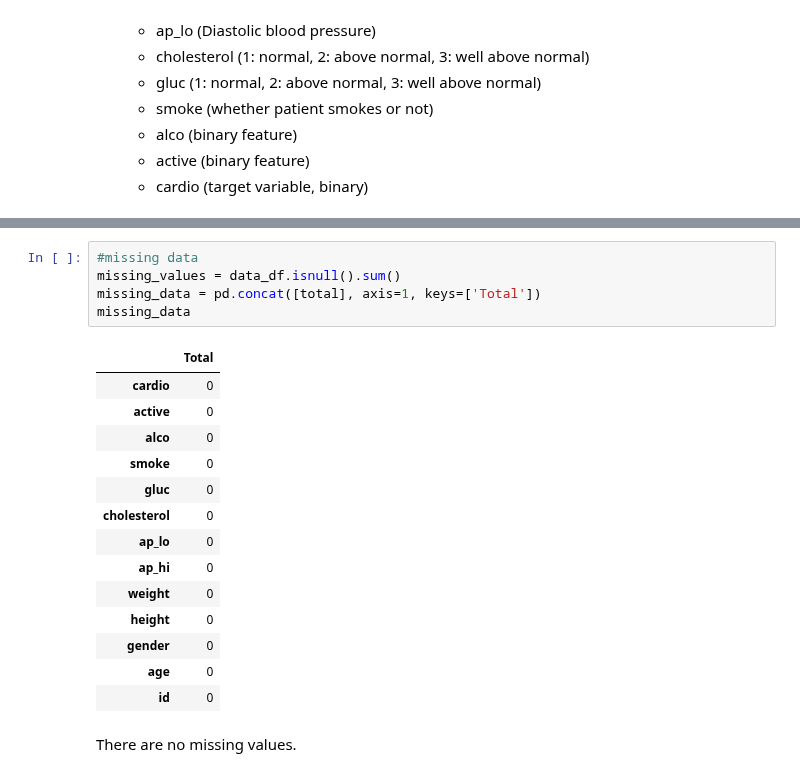
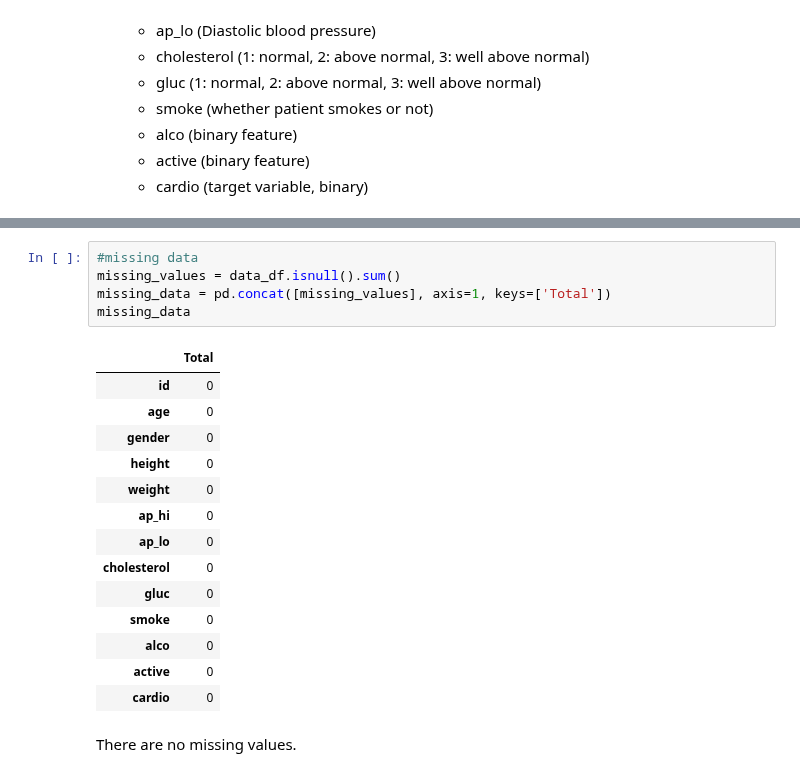
Before and after one commit to LJ171/CardioDiseaseClassification, a Jupyter notebook: 01_data_exploration/DataExploration.ipynb, the cells around one changed output, grey strips where cells are left out. Cells and saved outputs as stored; diff of their text form.

```diff
--- a/01_data_exploration/DataExploration.ipynb
+++ b/01_data_exploration/DataExploration.ipynb
@@ -76,23 +91,23 @@ dtype: object
 # %%
 #missing data
 missing_values = data_df.isnull().sum()
-missing_data = pd.concat([total], axis=1, keys=['Total'])
+missing_data = pd.concat([missing_values], axis=1, keys=['Total'])
 missing_data
 # %% [output]
 |  | Total |
+| id | 0 |
+| age | 0 |
+| gender | 0 |
+| height | 0 |
+| weight | 0 |
+| ap_hi | 0 |
+| ap_lo | 0 |
+| cholesterol | 0 |
+| gluc | 0 |
+| smoke | 0 |
+| alco | 0 |
+| active | 0 |
 | cardio | 0 |
-| active | 0 |
-| alco | 0 |
-| smoke | 0 |
-| gluc | 0 |
-| cholesterol | 0 |
-| ap_lo | 0 |
-| ap_hi | 0 |
-| weight | 0 |
-| height | 0 |
-| gender | 0 |
-| age | 0 |
-| id | 0 |
 # %% [markdown]
 There are no missing values.
 # %%
```
Also changed, not shown: parts of 13 cells of this notebook.
